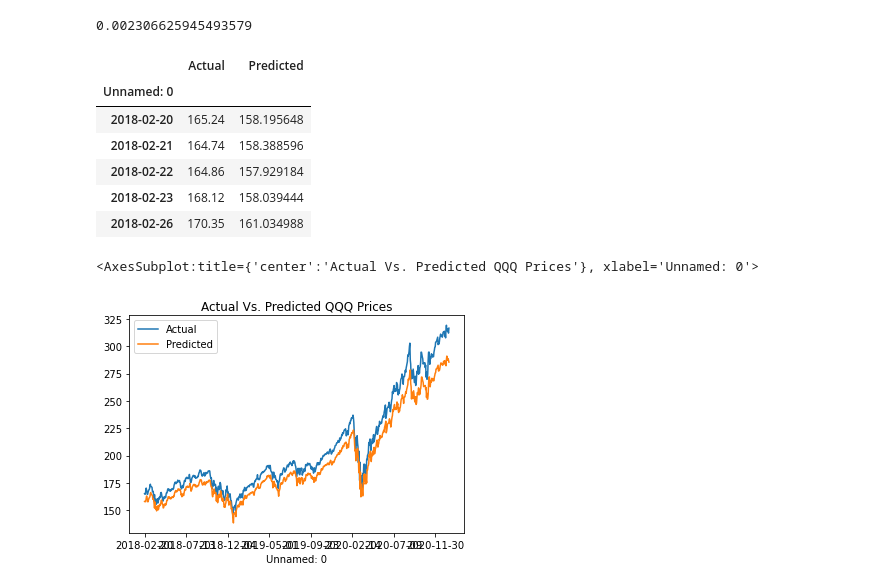
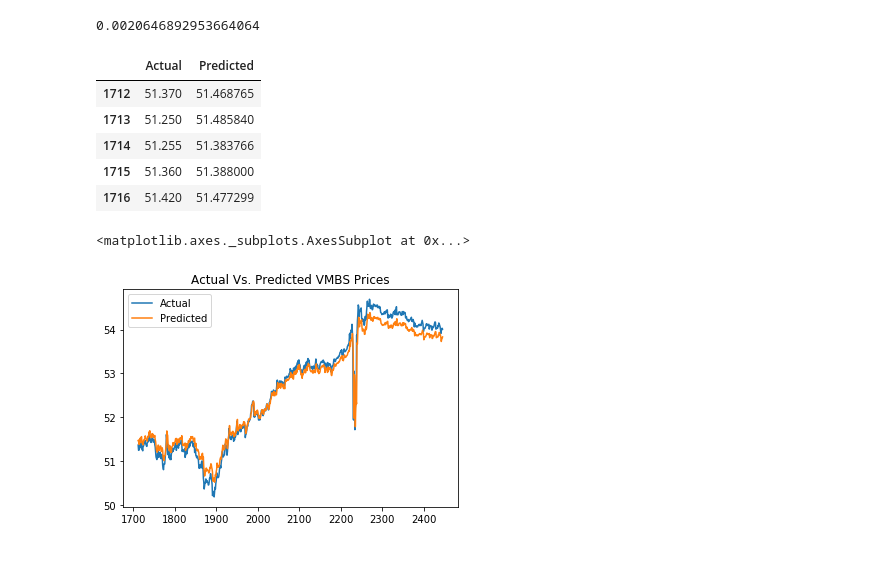
Before and after one commit to ummearusha/Insuring_Insurance_Payments, a Jupyter notebook: projecting_prices.ipynb, the cells around one changed output. Drawn from its saved outputs; the diff is of its cells as text; code cells hidden in the pictures; blank space fills up the shorter version.

```diff
--- a/projecting_prices.ipynb
+++ b/projecting_prices.ipynb
@@ -17,8 +17,7 @@ from pathlib import Path
 %matplotlib inline
 # %%
 #Import ETF CSV
-csvpath = Path("C:/Users/jwber/Insuring_Insurance_Payments/Resources/Data_ETFs.csv")
+csvpath = Path("Resources/Data_ETFs.csv")
 ETF_df = pd.read_csv(csvpath)
-ETF_df.set_index("Date", inplace=True)
 ETF_df.isnull().sum().sum()
 # %% [output]
@@ -38,4 +36,4 @@ ETF_df.head()
 # %%
-QQQ = pd.DataFrame(ETF_df['QQQ_close'])
-QQQ.head()
+VMBS = pd.DataFrame(ETF_df['VMBS_close'])
+VMBS.head()
 # %% [output]
@@ -65,7 +62,7 @@ window_size = 1
 feature_column = 0
 target_column = 0
 # Create the features (X) and target (y) data using the window_data() function.
-X, y = window_data(QQQ, window_size, feature_column, target_column)
+X, y = window_data(VMBS, window_size, feature_column, target_column)
 
 # Print a few sample values from X and y
 print (f"X sample values:\n{X[:3]} \n")
@@ -203,7 +200,7 @@ Epoch 250/250
 # Evaluate the model
 model.evaluate(X_test, y_test, verbose=0)
 # %% [output]
-0.002306625945493579
+0.0020646892953664064
 # %%
 # Make predictions using the testing data X_test
 predicted = model.predict(X_test)
@@ -222,17 +219,16 @@ ETF_prediction = pd.DataFrame({
 ETF_prediction.head()
 # %% [output]
 |  | Actual | Predicted |
-| Unnamed: 0 |  |  |
-| 2018-02-20 | 165.24 | 158.195648 |
-| 2018-02-21 | 164.74 | 158.388596 |
-| 2018-02-22 | 164.86 | 157.929184 |
-| 2018-02-23 | 168.12 | 158.039444 |
-| 2018-02-26 | 170.35 | 161.034988 |
+| 1712 | 51.370 | 51.468765 |
+| 1713 | 51.250 | 51.485840 |
+| 1714 | 51.255 | 51.383766 |
+| 1715 | 51.360 | 51.388000 |
+| 1716 | 51.420 | 51.477299 |
 # %%
 # Plot the real vs predicted prices as a line chart
-ETF_prediction.plot(title="Actual Vs. Predicted QQQ Prices")
+ETF_prediction.plot(title="Actual Vs. Predicted VMBS Prices")
 # %% [output]
-<AxesSubplot:title={'center':'Actual Vs. Predicted QQQ Prices'}, xlabel='Unnamed: 0'>
+<matplotlib.axes._subplots.AxesSubplot at 0x...>
-[figure, old version]
+[figure, new version]
 # %%
 #Forecasting Predictions
```
Also changed, not shown: parts of 6 cells of this notebook, 12 other files.
